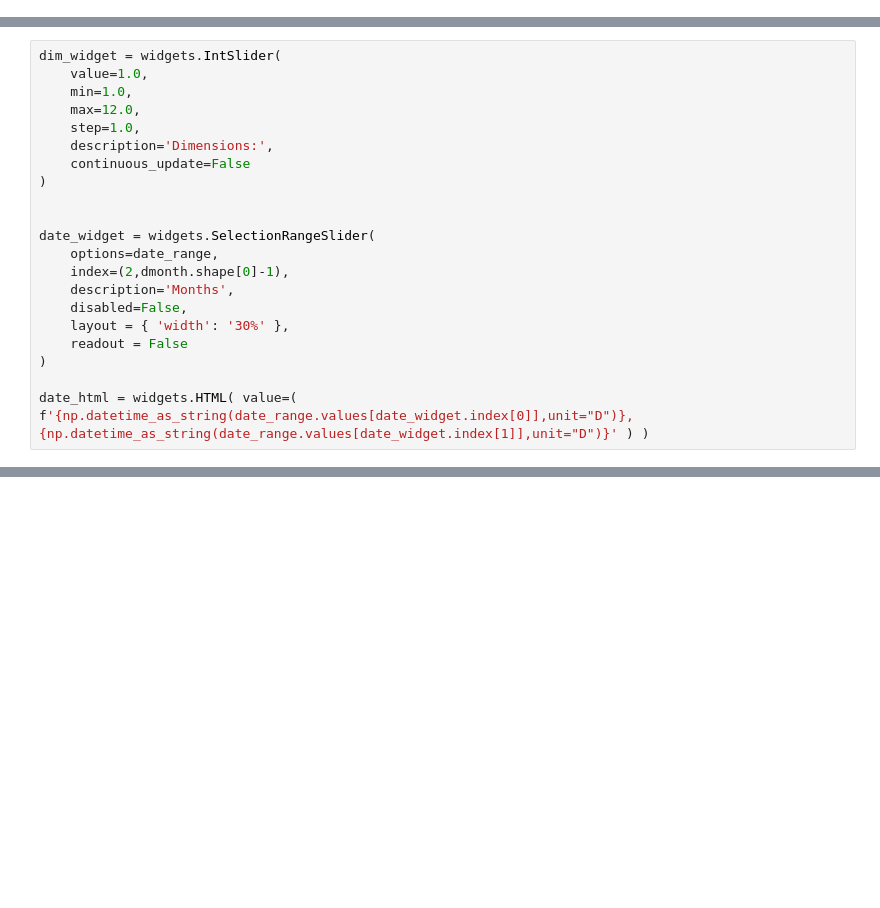
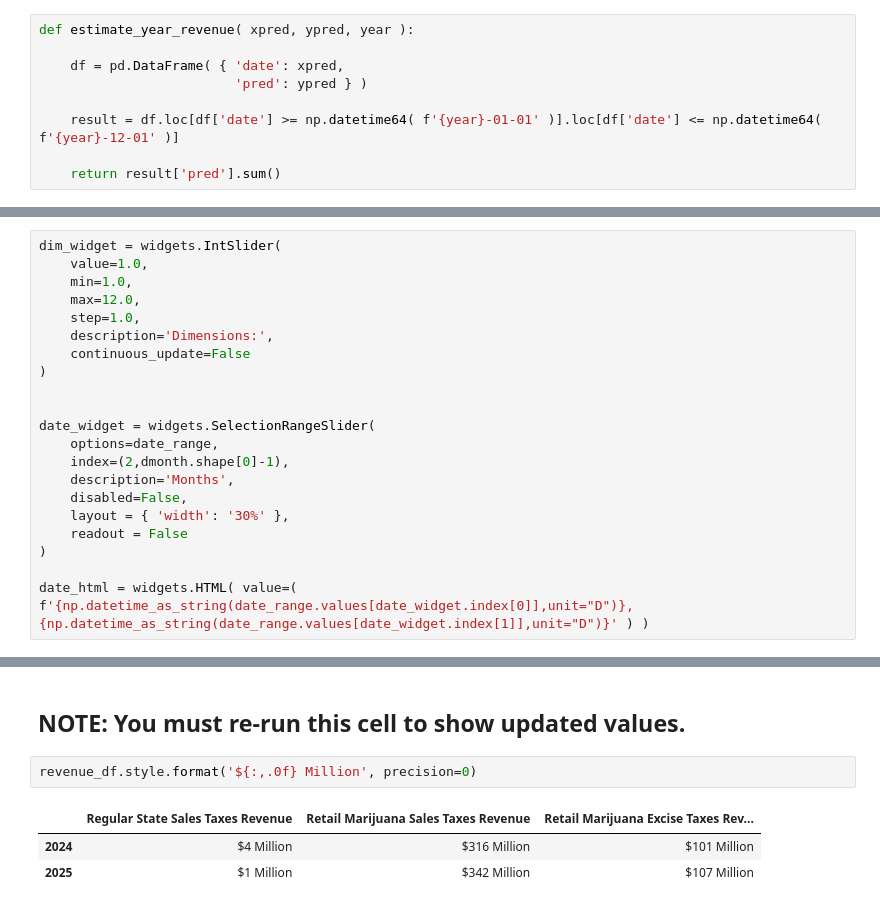
Before and after one commit to marvins/Econ_Work, a Jupyter notebook: Analysis.ipynb, the cells around one changed output, grey strips where cells are left out. Cells and saved outputs as stored; diff of their text form; blank space fills up the shorter version.

```diff
--- a/Analysis.ipynb
+++ b/Analysis.ipynb
@@ -189,0 +186,9 @@ def build_regression( num_dims, mode, xvals_train, yvals_train, xvals_predict, s
+# %%
+def estimate_year_revenue( xpred, ypred, year ):
+
+    df = pd.DataFrame( { 'date': xpred,
+                         'pred': ypred } )
+
+    result = df.loc[df['date'] >= np.datetime64( f'{year}-01-01' )].loc[df['date'] <= np.datetime64( f'{year}-12-01' )]
+
+    return result['pred'].sum()
@@ -289,5 +333,13 @@ date_widget.observe( response, names="value" )
 widgets.VBox([ dim_widget, widgets.HBox([date_widget,date_html]), fig2 ] )
 # %% [output]
 VBox(children=(IntSlider(value=1, continuous_update=False, description='Dimensions:', max=12, min=1), HBox(chi…
+# %% [markdown]
+## NOTE:  You must re-run this cell to show updated values.
+# %%
+revenue_df.style.format('${:,.0f} Million', precision=0)
+# %% [output]
+|  | Regular State Sales Taxes Revenue | Retail Marijuana Sales Taxes Revenue | Retail Marijuana Excise Taxes Rev... |
+| 2024 | $4 Million | $316 Million | $101 Million |
+| 2025 | $1 Million | $342 Million | $107 Million |
 # %% [markdown]
 ## Regular State Sales Taxes
```
Also changed, not shown: parts of 6 cells of this notebook, 3 other files.
